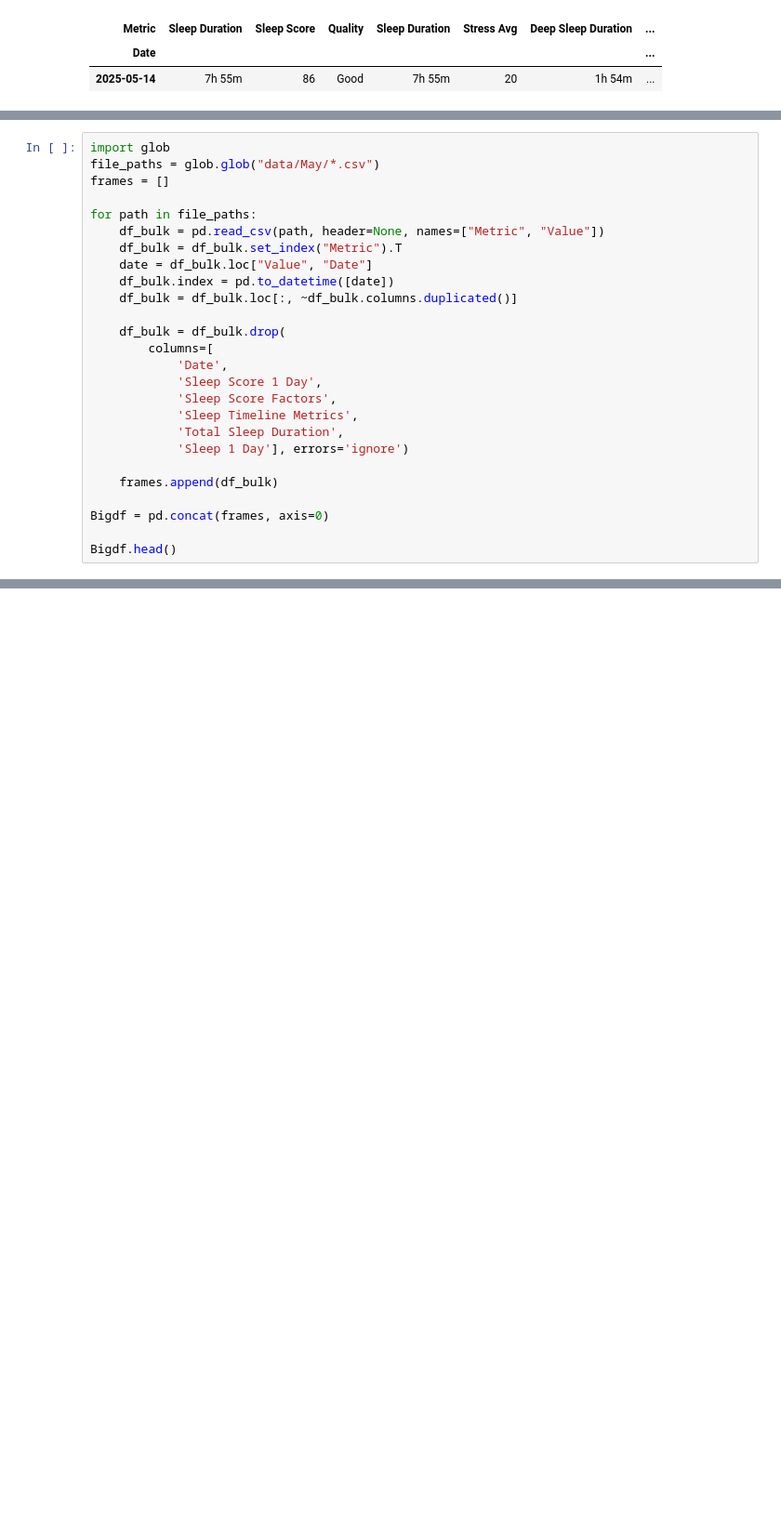
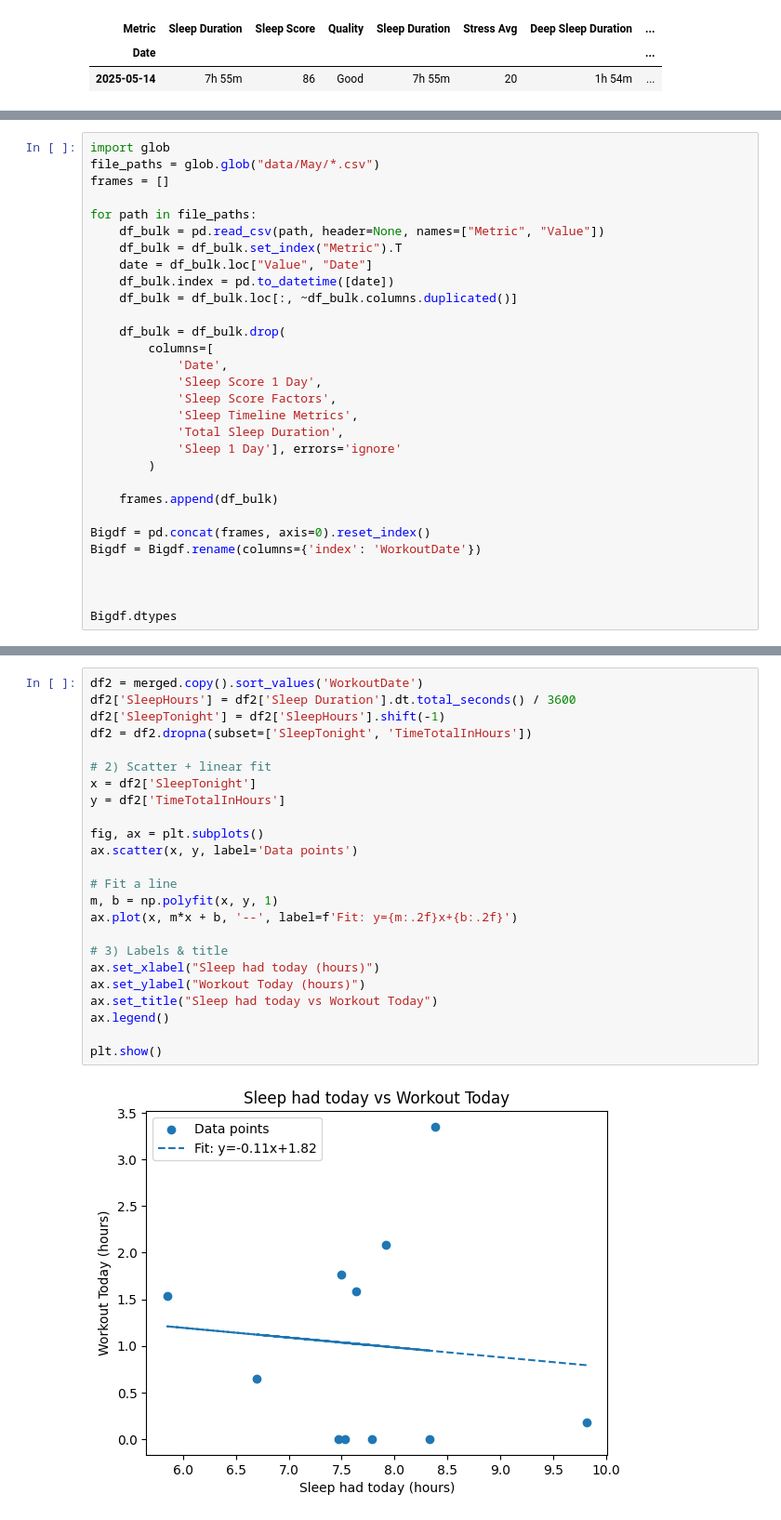
Before and after one commit to amoyeni/Garmin-EDA, a Jupyter notebook: Healthdata.ipynb, the cells around one changed output, grey strips where cells are left out. Shown: that part at 93% size. Saved outputs shown, nothing was run; the diff lists cells and outputs as text; blank space fills up the shorter version.

```diff
--- a/Healthdata.ipynb
+++ b/Healthdata.ipynb
@@ -65,11 +97,15 @@ for path in file_paths:
             'Sleep Score Factors',
             'Sleep Timeline Metrics',
             'Total Sleep Duration',
-            'Sleep 1 Day'], errors='ignore')
+            'Sleep 1 Day'], errors='ignore'
+        )
 
     frames.append(df_bulk)
 
-Bigdf = pd.concat(frames, axis=0)
+Bigdf = pd.concat(frames, axis=0).reset_index()
+Bigdf = Bigdf.rename(columns={'index': 'WorkoutDate'})
 
-Bigdf.head()
+
+
+Bigdf.dtypes
 # %% [output]
@@ -131,0 +352,26 @@ display(df_changes)
+# %%
+df2 = merged.copy().sort_values('WorkoutDate')
+df2['SleepHours'] = df2['Sleep Duration'].dt.total_seconds() / 3600
+df2['SleepTonight'] = df2['SleepHours'].shift(-1)
+df2 = df2.dropna(subset=['SleepTonight', 'TimeTotalInHours'])
+
+# 2) Scatter + linear fit
+x = df2['SleepTonight']
+y = df2['TimeTotalInHours']
+
+fig, ax = plt.subplots()
+ax.scatter(x, y, label='Data points')
+
+# Fit a line
+m, b = np.polyfit(x, y, 1)
+ax.plot(x, m*x + b, '--', label=f'Fit: y={m:.2f}x+{b:.2f}')
+
+# 3) Labels & title
+ax.set_xlabel("Sleep had today (hours)")
+ax.set_ylabel("Workout Today (hours)")
+ax.set_title("Sleep had today vs Workout Today")
+ax.legend()
+
+plt.show()
+# %% [output]
+[figure, added]
```
Also changed, not shown: parts of 25 cells of this notebook, 1 other file.
